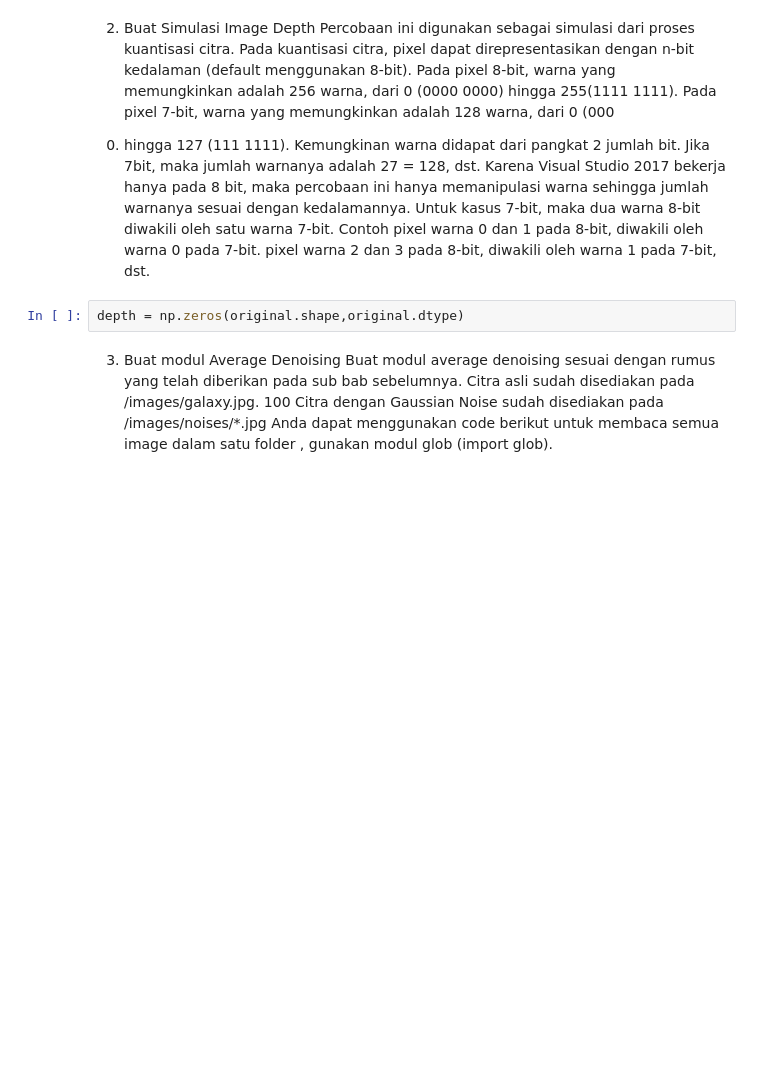
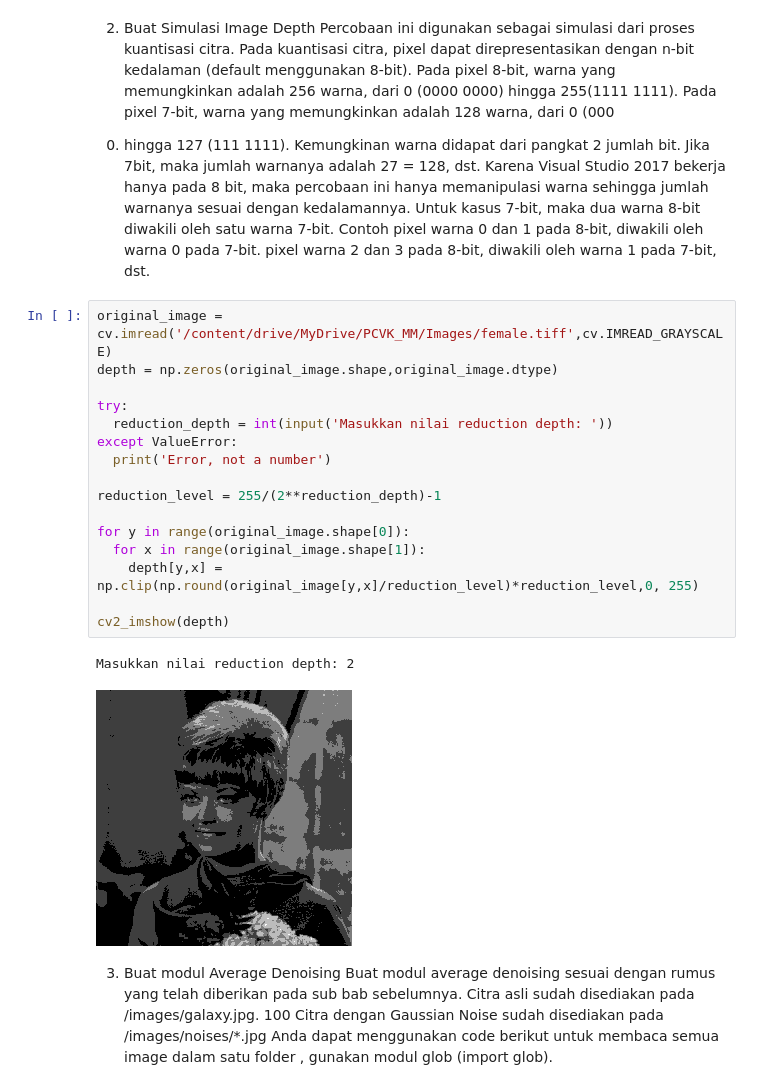
Before and after one commit to chrisdionisius/PCVK, a Jupyter notebook: Modul_5.ipynb, the cells around one changed output. Saved outputs shown, nothing was run; the diff lists cells and outputs as text; blank space fills up the shorter version.

```diff
--- a/Modul_5.ipynb
+++ b/Modul_5.ipynb
@@ -59,8 +51,25 @@ pada 8 bit, maka percobaan ini hanya memanipulasi warna sehingga jumlah warnanya
 sesuai dengan kedalamannya. Untuk kasus 7-bit, maka dua warna 8-bit diwakili oleh satu
 warna 7-bit. Contoh pixel warna 0 dan 1 pada 8-bit, diwakili oleh warna 0 pada 7-bit. pixel
 warna 2 dan 3 pada 8-bit, diwakili oleh warna 1 pada 7-bit, dst.
-# %%
-depth = np.zeros(original.shape,original.dtype)
+# %%
+original_image = cv.imread('/content/drive/MyDrive/PCVK_MM/Images/female.tiff',cv.IMREAD_GRAYSCALE)
+depth = np.zeros(original_image.shape,original_image.dtype)
+
+try:
+  reduction_depth = int(input('Masukkan nilai reduction depth: '))
+except ValueError:
+  print('Error, not a number')
+
+reduction_level = 255/(2**reduction_depth)-1
+
+for y in range(original_image.shape[0]):
+  for x in range(original_image.shape[1]):
+    depth[y,x] = np.clip(np.round(original_image[y,x]/reduction_level)*reduction_level,0, 255)
+
+cv2_imshow(depth)
+# %% [output]
+Masukkan nilai reduction depth: 2
+[figure, added]
 # %% [markdown]
 3. Buat modul Average Denoising
 Buat modul average denoising sesuai dengan rumus yang telah diberikan pada sub bab
```
Also changed, not shown: parts of 10 cells of this notebook.
